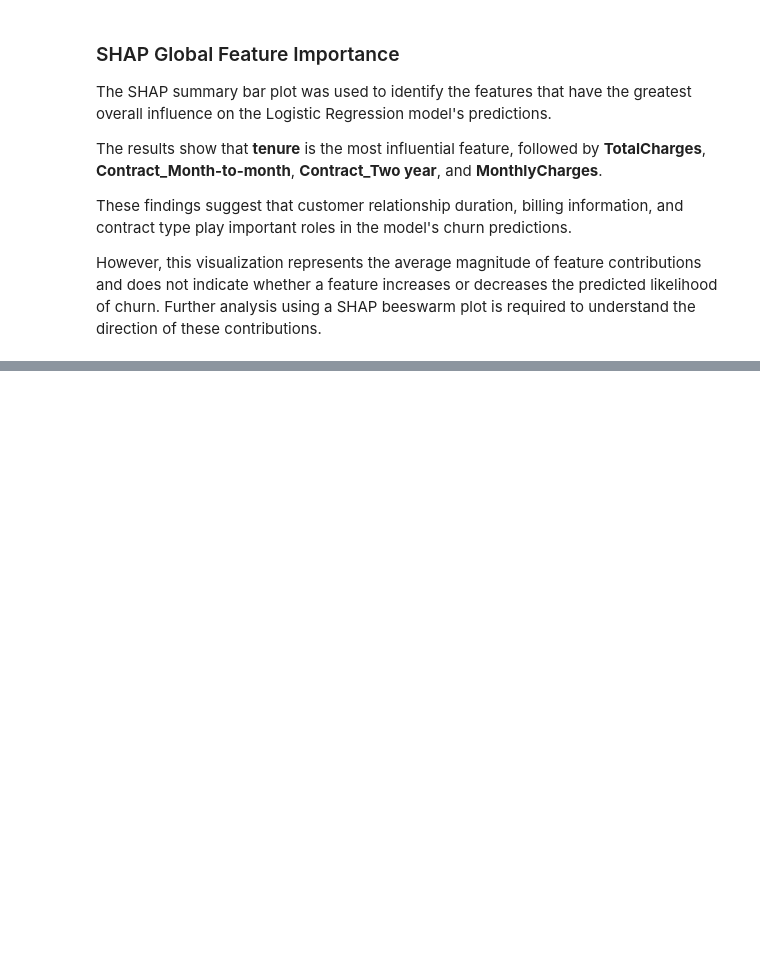
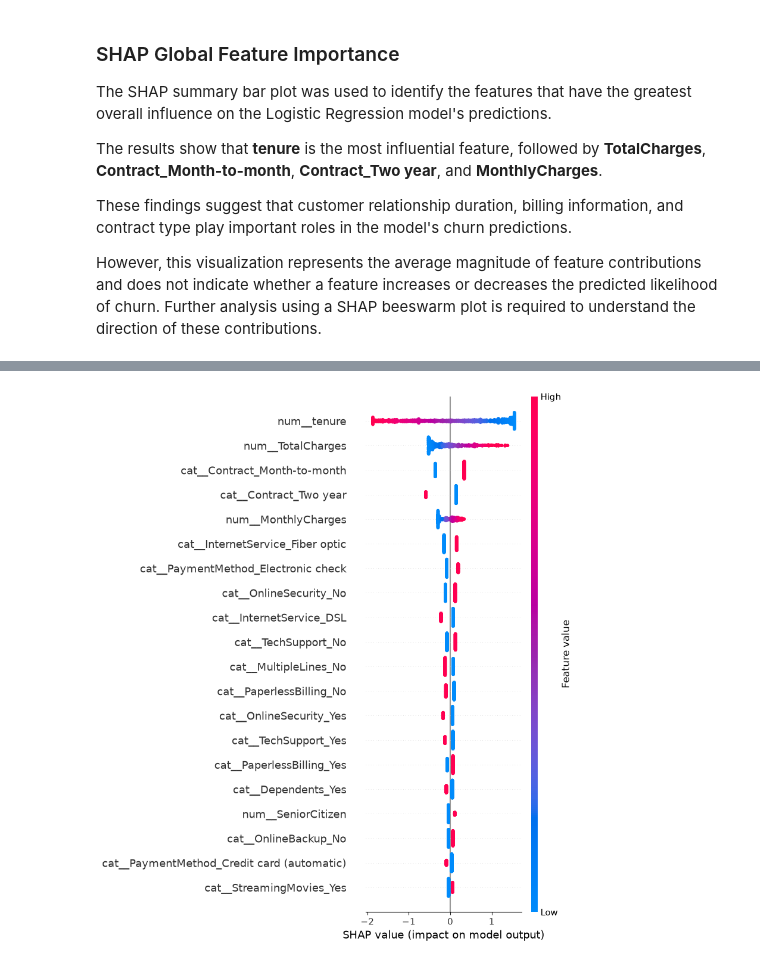
Before and after one commit to MalmEEE/customer-churn-prediction, a Jupyter notebook: notebooks/02_model_training.ipynb, the cells around one changed output, grey strips where cells are left out. Saved outputs shown, nothing was run; the diff lists cells and outputs as text; code cells hidden in the pictures; blank space fills up the shorter version.

```diff
--- a/notebooks/02_model_training.ipynb
+++ b/notebooks/02_model_training.ipynb
@@ -2073,0 +2081,9 @@ However, this visualization represents the average magnitude of feature contribu
+# %%
+# SHAP beeswarm plot
+shap.summary_plot(
+    shap_values,
+    X_shap,
+    feature_names=feature_names
+)
+# %% [output]
+[figure, added]
```
Also changed, not shown: parts of 22 cells of this notebook, 1 other file.
